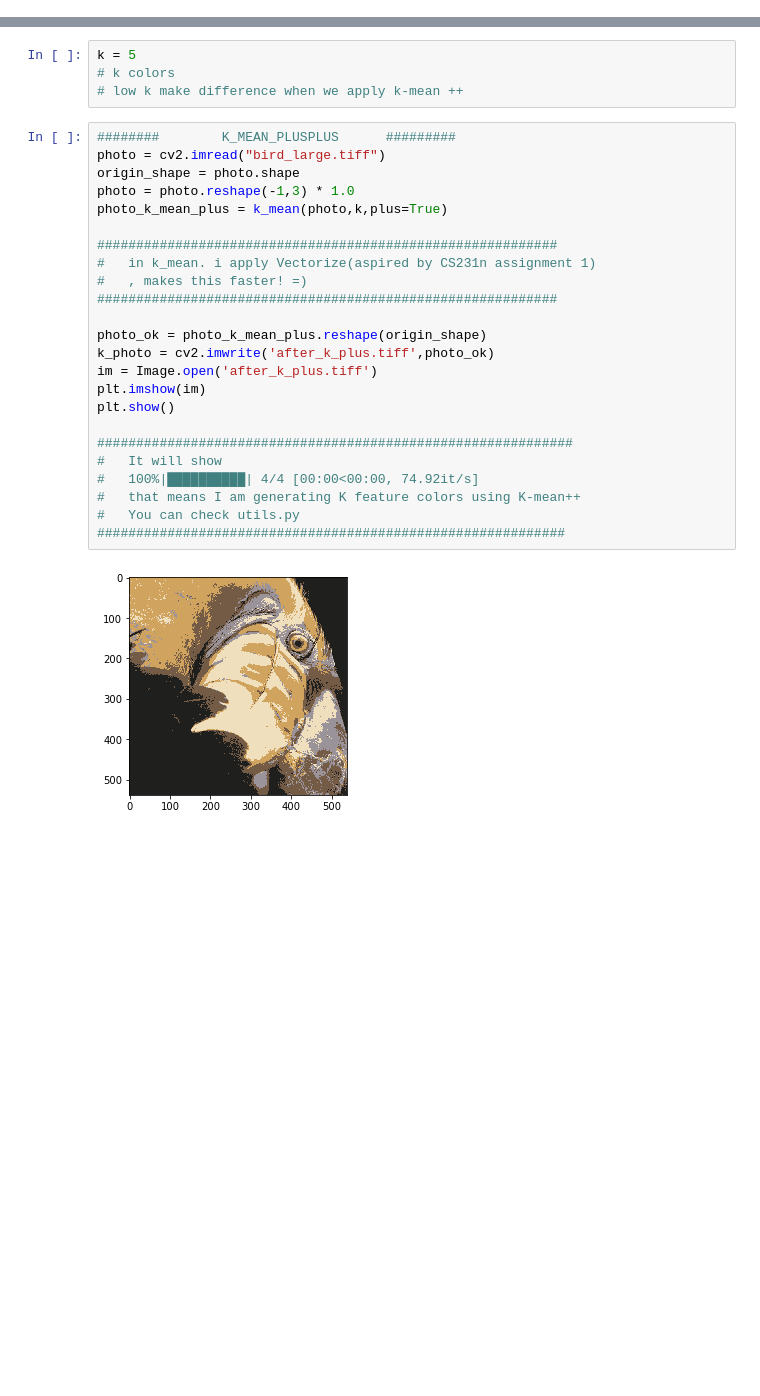
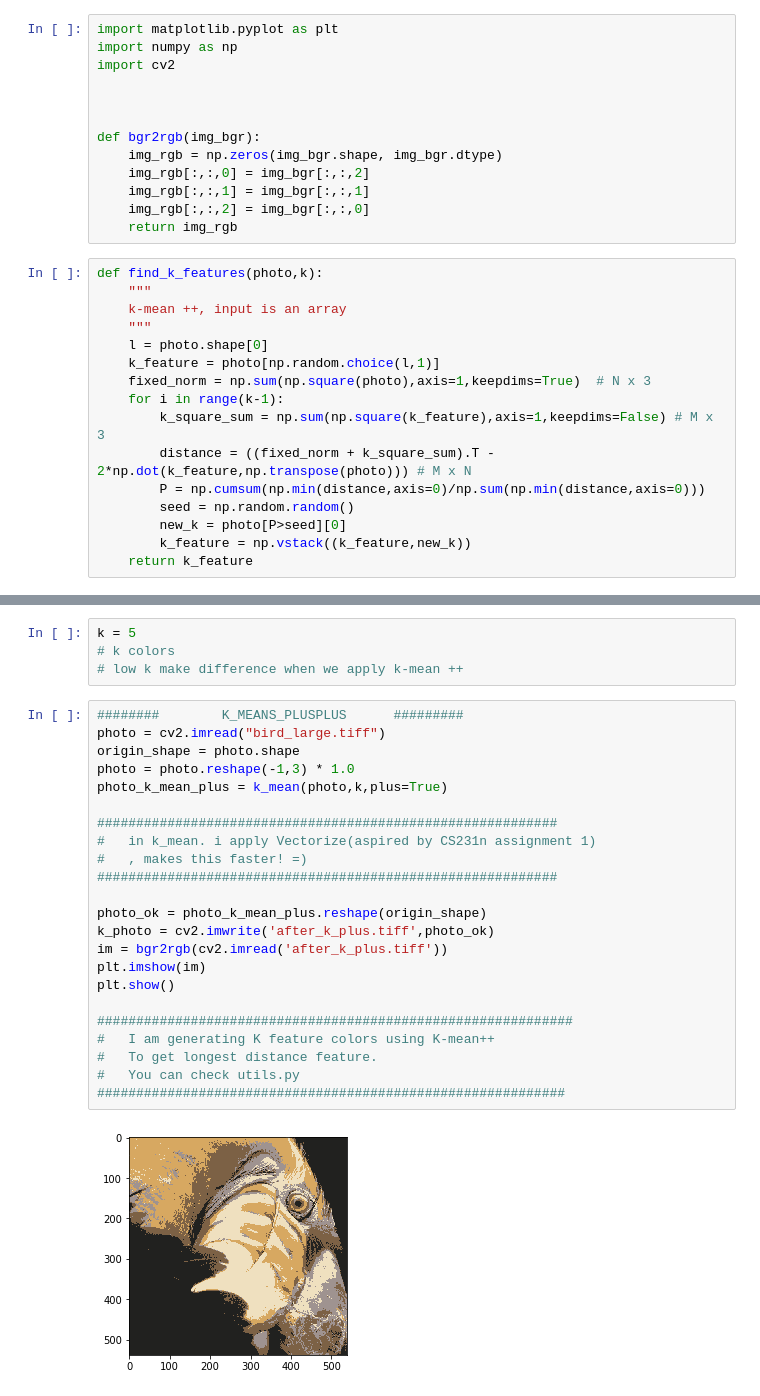
Before and after one commit to MTonyM/Computer_Vision_I, a Jupyter notebook: K-mean_color_cluster/K-mean_color_cluster.ipynb, the cells around one changed output, grey strips where cells are left out. Drawn from its saved outputs; the diff is of its cells as text; blank space fills up the shorter version.

```diff
--- a/K-mean_color_cluster/K-mean_color_cluster.ipynb
+++ b/K-mean_color_cluster/K-mean_color_cluster.ipynb
@@ -16,0 +1,29 @@ plt.show()
+# %%
+import matplotlib.pyplot as plt
+import numpy as np
+import cv2
+
+
+
+def bgr2rgb(img_bgr):
+    img_rgb = np.zeros(img_bgr.shape, img_bgr.dtype)
+    img_rgb[:,:,0] = img_bgr[:,:,2]
+    img_rgb[:,:,1] = img_bgr[:,:,1]
+    img_rgb[:,:,2] = img_bgr[:,:,0]
+    return img_rgb
+# %%
+def find_k_features(photo,k):
+    """
+    k-mean ++, input is an array
+    """
+    l = photo.shape[0]
+    k_feature = photo[np.random.choice(l,1)]
+    fixed_norm = np.sum(np.square(photo),axis=1,keepdims=True)  # N x 3
+    for i in range(k-1):
+        k_square_sum = np.sum(np.square(k_feature),axis=1,keepdims=False) # M x 3
+        distance = ((fixed_norm + k_square_sum).T - 2*np.dot(k_feature,np.transpose(photo))) # M x N
+        P = np.cumsum(np.min(distance,axis=0)/np.sum(np.min(distance,axis=0)))
+        seed = np.random.random()
+        new_k = photo[P>seed][0]
+        k_feature = np.vstack((k_feature,new_k))
+    return k_feature
@@ -19,31 +79,30 @@ k = 5
 # k colors
 # low k make difference when we apply k-mean ++
 # %%
-########        K_MEAN_PLUSPLUS      #########
+########        K_MEANS_PLUSPLUS      #########
 photo = cv2.imread("bird_large.tiff")
 origin_shape = photo.shape
 photo = photo.reshape(-1,3) * 1.0
 photo_k_mean_plus = k_mean(photo,k,plus=True)
 
 ###########################################################
 #   in k_mean. i apply Vectorize(aspired by CS231n assignment 1)
 #   , makes this faster! =)
 ###########################################################
 
 photo_ok = photo_k_mean_plus.reshape(origin_shape)
 k_photo = cv2.imwrite('after_k_plus.tiff',photo_ok)
-im = Image.open('after_k_plus.tiff')
+im = bgr2rgb(cv2.imread('after_k_plus.tiff'))
 plt.imshow(im)
 plt.show()
 
 #############################################################
-#   It will show
-#   100%|██████████| 4/4 [00:00<00:00, 74.92it/s]
-#   that means I am generating K feature colors using K-mean++
+#   I am generating K feature colors using K-mean++
+#   To get longest distance feature.
 #   You can check utils.py
 ############################################################
 # %% [output]
-[figure, old version]
+[figure, new version]
 # %%
 ########        K_MEAN_CLASSIC      #########
 photo = cv2.imread("bird_large.tiff")
```
Also changed, not shown: parts of 4 cells of this notebook, 4 other files.
